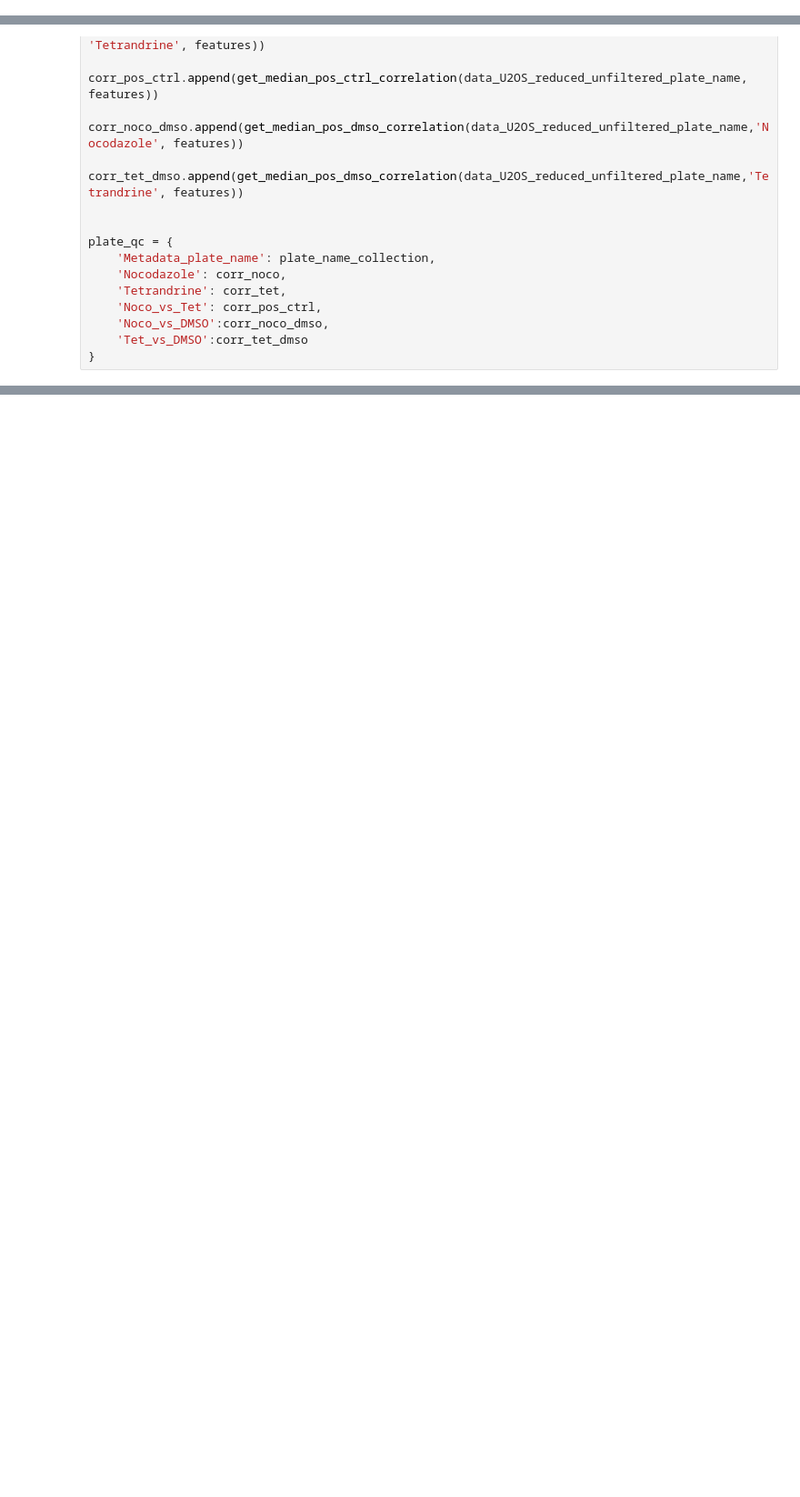
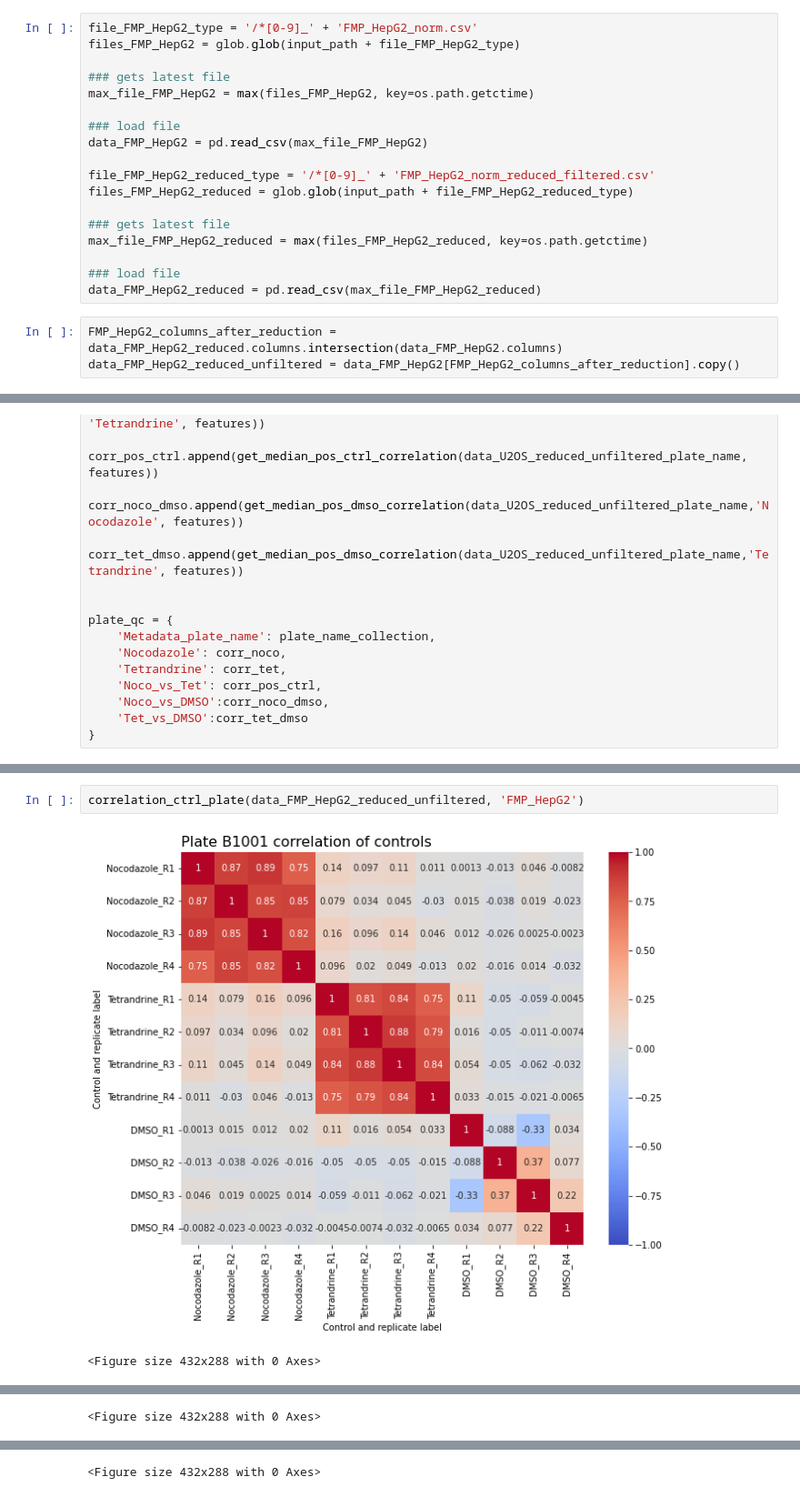
Before and after one commit to schmiedc/EU-OS_bioactives, a Jupyter notebook: Revision/Correlation_PosControls/Correlation_PosControls.ipynb, the cells around one changed output, grey strips where cells are left out. Shown at 91% size. Cells and saved outputs as stored; diff of their text form; blank space fills up the shorter version.

```diff
--- a/Revision/Correlation_PosControls/Correlation_PosControls.ipynb
+++ b/Revision/Correlation_PosControls/Correlation_PosControls.ipynb
@@ -51,0 +54,21 @@ data_U2OS_reduced_unfiltered = data_U2OS[columns_after_reduction].copy()
+# %%
+file_FMP_HepG2_type = '/*[0-9]_' + 'FMP_HepG2_norm.csv'
+files_FMP_HepG2 = glob.glob(input_path + file_FMP_HepG2_type)
+
+### gets latest file
+max_file_FMP_HepG2 = max(files_FMP_HepG2, key=os.path.getctime)
+
+### load file
+data_FMP_HepG2 = pd.read_csv(max_file_FMP_HepG2)
+
+file_FMP_HepG2_reduced_type = '/*[0-9]_' + 'FMP_HepG2_norm_reduced_filtered.csv'
+files_FMP_HepG2_reduced = glob.glob(input_path + file_FMP_HepG2_reduced_type)
+
+### gets latest file
+max_file_FMP_HepG2_reduced = max(files_FMP_HepG2_reduced, key=os.path.getctime)
+
+### load file
+data_FMP_HepG2_reduced = pd.read_csv(max_file_FMP_HepG2_reduced)
+# %%
+FMP_HepG2_columns_after_reduction = data_FMP_HepG2_reduced.columns.intersection(data_FMP_HepG2.columns)
+data_FMP_HepG2_reduced_unfiltered = data_FMP_HepG2[FMP_HepG2_columns_after_reduction].copy()
@@ -290,0 +293,5 @@ dtype: float64
+# %%
+correlation_ctrl_plate(data_FMP_HepG2_reduced_unfiltered, 'FMP_HepG2')
+# %% [output]
+[figure, added]
+<Figure size 432x288 with 0 Axes>
@@ -290,0 +299 @@ dtype: float64
+<Figure size 432x288 with 0 Axes>
@@ -290,0 +301 @@ dtype: float64
+<Figure size 432x288 with 0 Axes>
```
Also changed, not shown: parts of 25 cells of this notebook.
